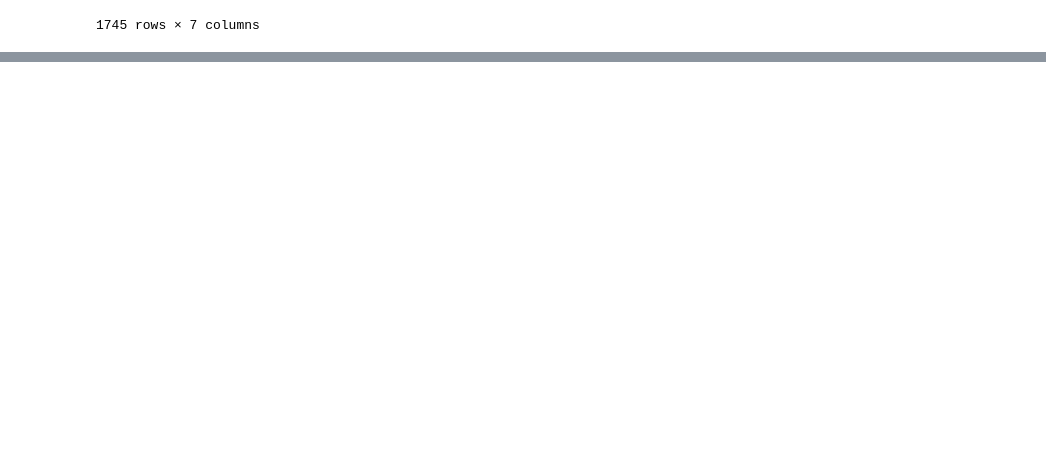
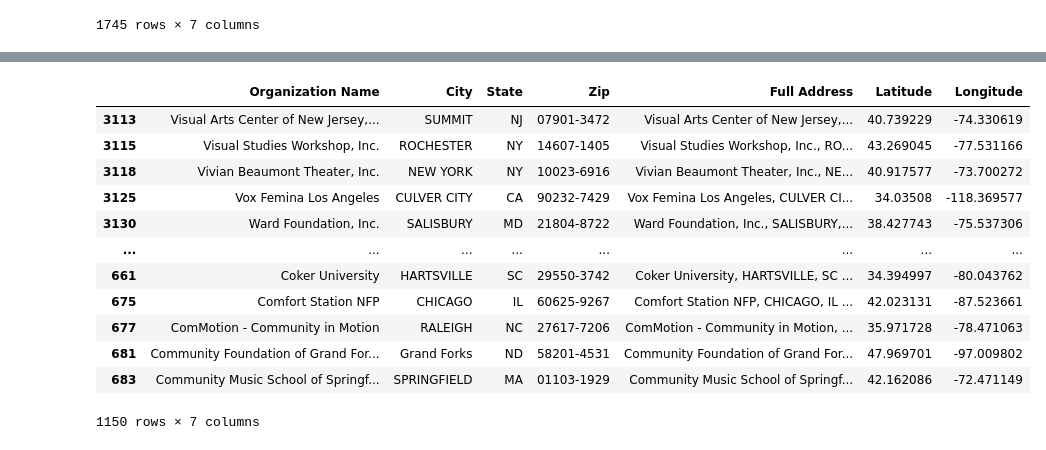
Before and after one commit to kristenvinh/NEA_NEH_Mapping, a Jupyter notebook: geocoding_cleaning.ipynb, the cells around one changed output, grey strips where cells are left out. Drawn from its saved outputs; the diff is of its cells as text; code cells hidden in the pictures; blank space fills up the shorter version.

```diff
--- a/geocoding_cleaning.ipynb
+++ b/geocoding_cleaning.ipynb
@@ -164,0 +219,18 @@ NEH_With_Geo
+# %%
+#Running Geocoding and saving files
+NEA_List[3] = geocoding(NEA_List[3])
+NEA_List[3]
+# %% [output]
+|  | Organization Name | City | State | Zip | Full Address | Latitude | Longitude |
+| 3113 | Visual Arts Center of New Jersey,... | SUMMIT | NJ | 07901-3472 | Visual Arts Center of New Jersey,... | 40.739229 | -74.330619 |
+| 3115 | Visual Studies Workshop, Inc. | ROCHESTER | NY | 14607-1405 | Visual Studies Workshop, Inc., RO... | 43.269045 | -77.531166 |
+| 3118 | Vivian Beaumont Theater, Inc. | NEW YORK | NY | 10023-6916 | Vivian Beaumont Theater, Inc., NE... | 40.917577 | -73.700272 |
+| 3125 | Vox Femina Los Angeles | CULVER CITY | CA | 90232-7429 | Vox Femina Los Angeles, CULVER CI... | 34.03508 | -118.369577 |
+| 3130 | Ward Foundation, Inc. | SALISBURY | MD | 21804-8722 | Ward Foundation, Inc., SALISBURY,... | 38.427743 | -75.537306 |
+| ... | ... | ... | ... | ... | ... | ... | ... |
+| 661 | Coker University | HARTSVILLE | SC | 29550-3742 | Coker University, HARTSVILLE, SC ... | 34.394997 | -80.043762 |
+| 675 | Comfort Station NFP | CHICAGO | IL | 60625-9267 | Comfort Station NFP, CHICAGO, IL ... | 42.023131 | -87.523661 |
+| 677 | ComMotion - Community in Motion | RALEIGH | NC | 27617-7206 | ComMotion - Community in Motion, ... | 35.971728 | -78.471063 |
+| 681 | Community Foundation of Grand For... | Grand Forks | ND | 58201-4531 | Community Foundation of Grand For... | 47.969701 | -97.009802 |
+| 683 | Community Music School of Springf... | SPRINGFIELD | MA | 01103-1929 | Community Music School of Springf... | 42.162086 | -72.471149 |
+1150 rows × 7 columns
```
Also changed, not shown: parts of 6 cells of this notebook, 1 other file.
